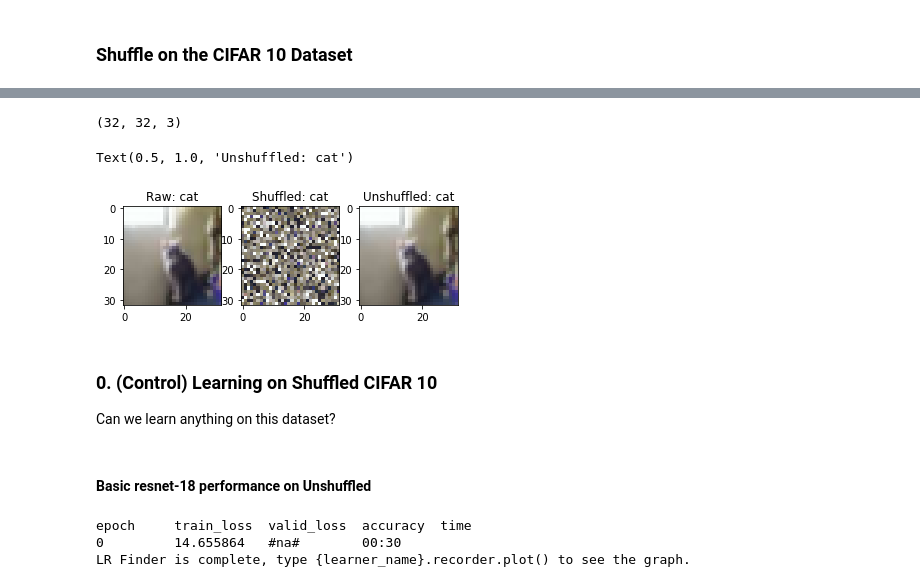
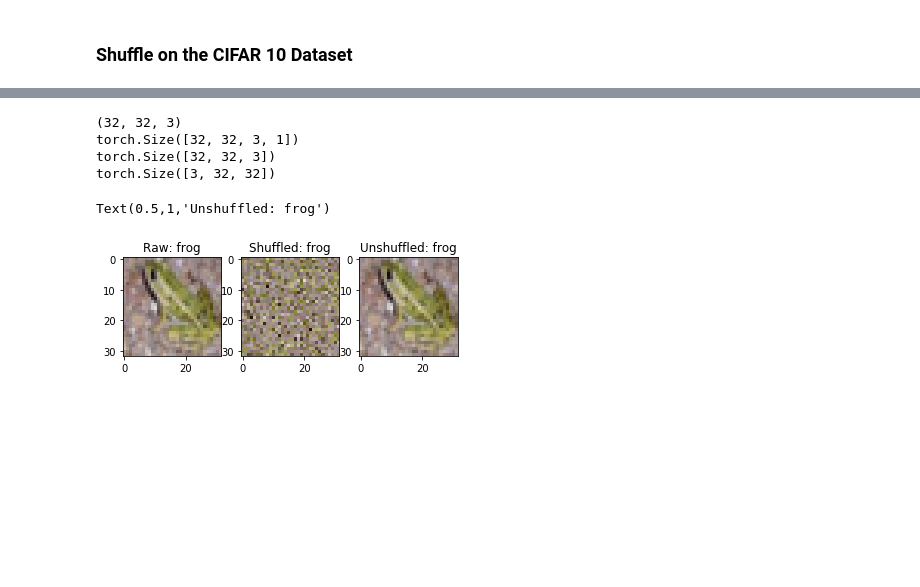
Before and after one commit to ngundotra/topology-research, a Jupyter notebook: GlobalShuffle-CIFAR10.ipynb, the cells around one changed output, grey strips where cells are left out. Saved outputs shown, nothing was run; the diff lists cells and outputs as text; code cells hidden in the pictures; blank space fills up the shorter version.

```diff
--- a/GlobalShuffle-CIFAR10.ipynb
+++ b/GlobalShuffle-CIFAR10.ipynb
@@ -15,20 +15,0 @@ import torch
-# %%
-class GlobalShuffle:
-    def __init__(self, numRows, numCols):
-        self.numRows = numRows
-        self.numCols = numCols
-        self.permuteVector = np.random.permutation(numRows * numCols)
-        self.unpermuteVector = np.empty(numRows * numCols, self.permuteVector.dtype)
-        self.unpermuteVector[self.permuteVector] = np.arange(numRows * numCols)
-
-    def permuteArr(self, imgArr):
-        """Permutes RGB rank 3 image"""
-        flatImgArr = np.reshape(imgArr, (self.numRows * self.numCols, -1))
-        flatPermutedArr = flatImgArr[self.permuteVector]
-        return flatPermutedArr.reshape((self.numRows, self.numCols, -1))
-
-    def unPermuteArr(self, imgArr):
-        """Permutes RGB rank 3 image"""
-        flatImgArr = np.reshape(imgArr, (self.numRows * self.numCols, -1))
-        flatPermutedArr = flatImgArr[self.unpermuteVector]
-        return flatPermutedArr.reshape((self.numRows, self.numCols, -1))
@@ -62,25 +225,25 @@ data.show_batch(row=3, figsize=(6,6))
 # %%
 cifarShuffle = GlobalShuffle(32, 32)
 # %%
-img, label = train_dataset[0]
+img, label = data.train_ds[0]
 np_img = img.data.numpy().transpose((1, 2, 0))
 print(np_img.shape)
 fig, ax = plt.subplots(ncols=3)
 ax[0].imshow(np_img)
 ax[0].set_title(f"Raw: {label}")
 
-shuffled_img = cifarShuffle.permuteArr(np_img)
-ax[1].imshow(shuffled_img)
+shuffled_img = cifarShuffle.permuteTensor(img.data)
+print(shuffled_img.shape)
+ax[1].imshow(shuffled_img.numpy().transpose((1,2,0)))
 ax[1].set_title(f"Shuffled: {label}")
 
-unshuffled_img = cifarShuffle.unPermuteArr(shuffled_img)
-ax[2].imshow(unshuffled_img)
+unshuffled_img = cifarShuffle.unPermuteTensor(shuffled_img)
+ax[2].imshow(unshuffled_img.numpy().transpose((1,2,0)))
 ax[2].set_title(f"Unshuffled: {label}")
 # %% [output]
 (32, 32, 3)
+torch.Size([32, 32, 3, 1])
+torch.Size([32, 32, 3])
+torch.Size([3, 32, 32])
-Text(0.5, 1.0, 'Unshuffled: cat')
+Text(0.5,1,'Unshuffled: frog')
-[figure, old version]
+[figure, new version]
-# %% [markdown]
-### 0. (Control) Learning on Shuffled CIFAR 10
-
-Can we learn anything on this dataset?
@@ -91,2 +249,0 @@ data = ImageDataBunch.from_folder('cifar10/', size=32).normalize(stats)
-# %% [markdown]
-#### Basic resnet-18 performance on Unshuffled
@@ -95,6 +249,0 @@ cnn_learner = create_cnn(data, models.resnet18, metrics=[accuracy])
-# %%
-cnn_learner.lr_find()
-# %% [output]
-epoch     train_loss  valid_loss  accuracy  time
-0         14.655864   #na#        00:30
-LR Finder is complete, type {learner_name}.recorder.plot() to see the graph.
```
Also changed, not shown: parts of 26 cells of this notebook.
